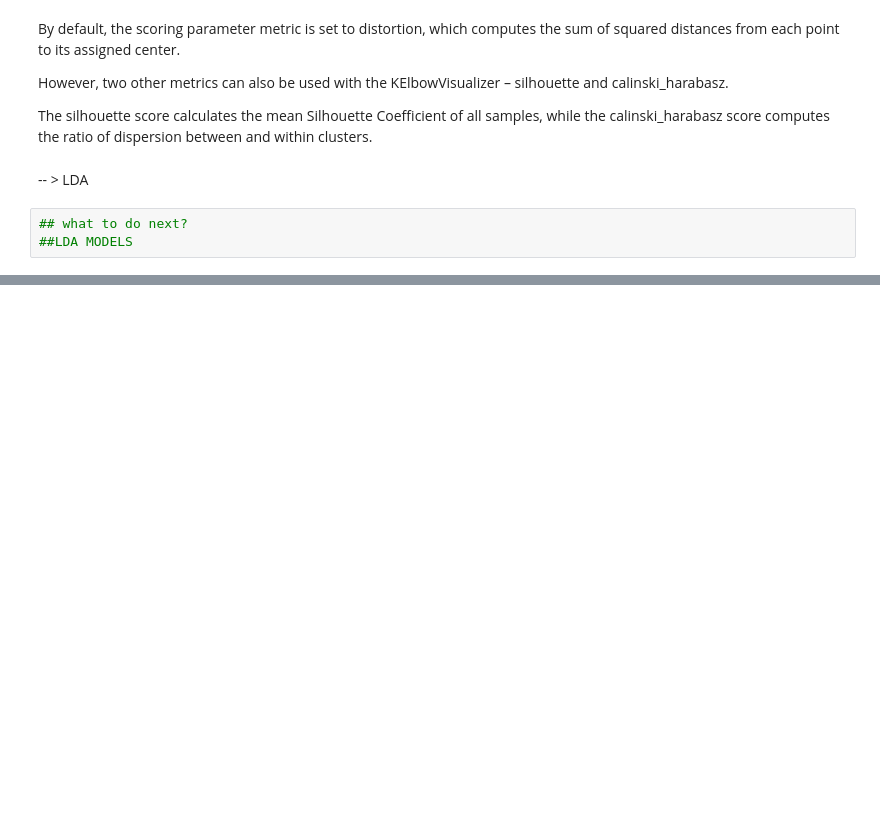
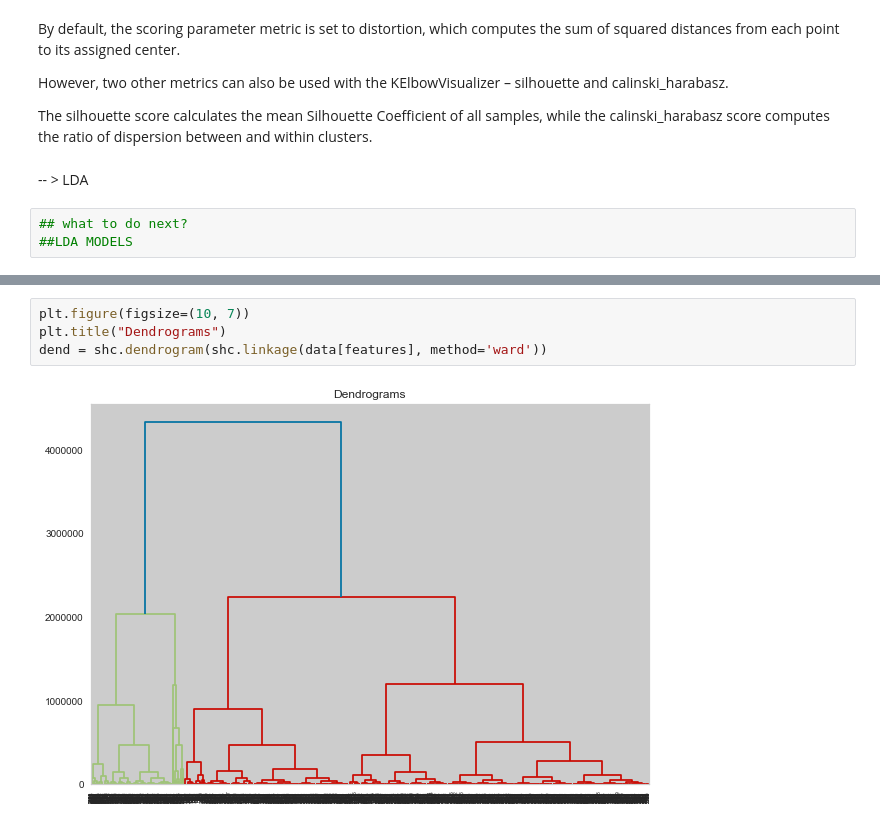
Before and after one commit to ritapereira10/Spotify-Analysis, a Jupyter notebook: code/Unsupervised Learning.ipynb, the cells around one changed output, grey strips where cells are left out. Drawn from its saved outputs; the diff is of its cells as text; blank space fills up the shorter version.

```diff
--- a/code/Unsupervised Learning.ipynb
+++ b/code/Unsupervised Learning.ipynb
@@ -271,0 +299,6 @@ The silhouette score calculates the mean Silhouette Coefficient of all samples,
+# %%
+plt.figure(figsize=(10, 7))
+plt.title("Dendrograms")
+dend = shc.dendrogram(shc.linkage(data[features], method='ward'))
+# %% [output]
+[figure, added]
```
Also changed, not shown: parts of 24 cells of this notebook, 8 other files.
